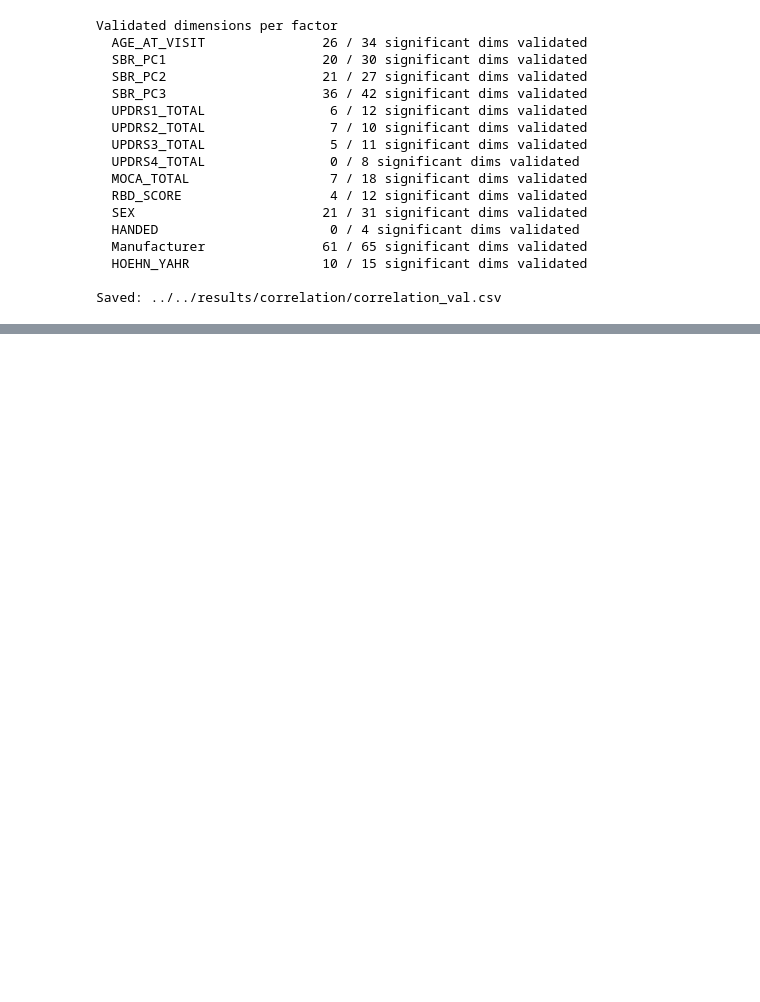
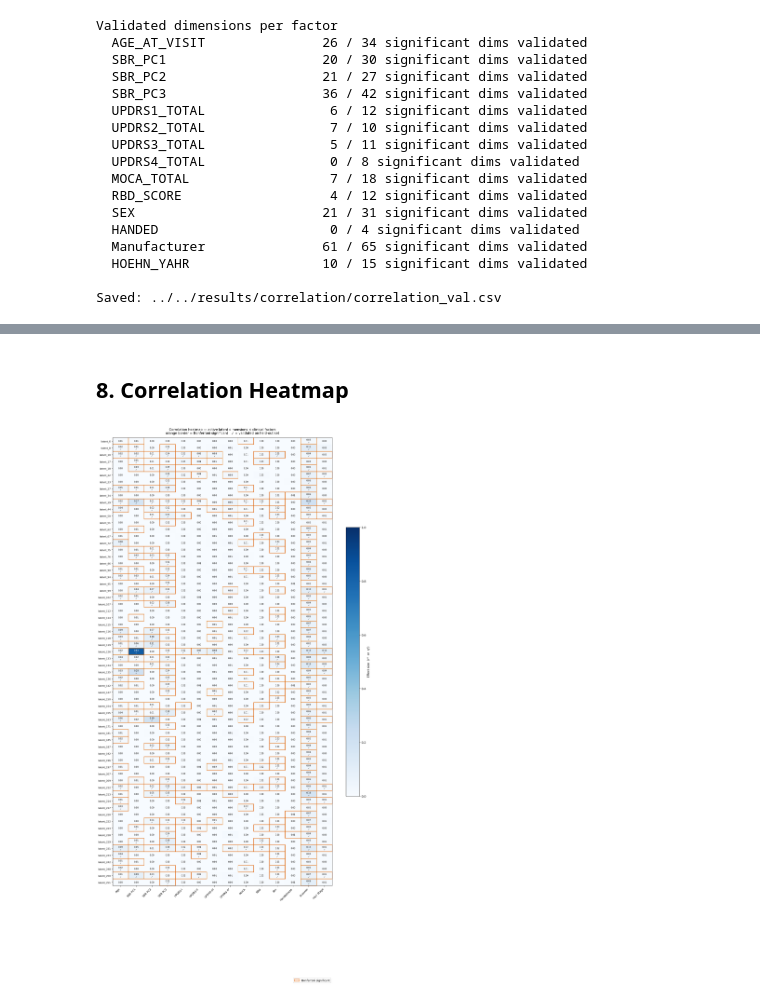
Before and after one commit to natnael-g1193/Unsupervised-Parkisnson-Imaging-Analysis, a Jupyter notebook: notebooks/pipeline/5_1_correlation_analysis.ipynb, the cells around one changed output, grey strips where cells are left out. Drawn from its saved outputs; the diff is of its cells as text; code cells hidden in the pictures; blank space fills up the shorter version.

Commit message:
feat: ANCOVA applied for the comparision of the Scanners effect and the Biological effect, Heatmap and Scatter plot visualizations, and the sumary of the results

```diff
--- a/notebooks/pipeline/5_1_correlation_analysis.ipynb
+++ b/notebooks/pipeline/5_1_correlation_analysis.ipynb
@@ -334,0 +442,80 @@ Saved: ../../results/correlation/correlation_val.csv
+# %% [markdown]
+## 8. Correlation Heatmap
+# %%
+# Only show dimensions significant for at least one factor
+sig_any = df_results[[f'{f}_sig' for f in ALL_FACTORS
+                       if f'{f}_sig' in df_results.columns]].any(axis=1)
+df_sig  = df_results[sig_any].copy()
+
+if len(df_sig) == 0:
+    print("No significant dimensions found — check Bonferroni threshold.")
+else:
+    # Build effect size matrix
+    factor_labels = {
+        'AGE_AT_VISIT': 'Age', 'SBR_PC1': 'SBR PC1', 'SBR_PC2': 'SBR PC2',
+        'SBR_PC3': 'SBR PC3', 'UPDRS1_TOTAL': 'UPDRS-I', 'UPDRS2_TOTAL': 'UPDRS-II',
+        'UPDRS3_TOTAL': 'UPDRS-III', 'UPDRS4_TOTAL': 'UPDRS-IV',
+        'MOCA_TOTAL': 'MoCA', 'RBD_SCORE': 'RBD',
+        'SEX': 'Sex', 'HANDED': 'Handedness',
+        'Manufacturer': 'Scanner', 'HOEHN_YAHR': 'H&Y Stage'
+    }
+
+    dims_to_show = df_sig['dimension'].tolist()
+    factors_available = [f for f in ALL_FACTORS
+                         if f'{f}_sig' in df_results.columns]
+
+    effect_matrix = np.zeros((len(dims_to_show), len(factors_available)))
+    sig_matrix    = np.zeros((len(dims_to_show), len(factors_available)), dtype=bool)
+    val_matrix    = np.zeros((len(dims_to_show), len(factors_available)), dtype=bool)
+
+    for i, dim in enumerate(dims_to_show):
+        t_row = df_results[df_results['dimension'] == dim].iloc[0]
+        v_row = df_validated[df_validated['dimension'] == dim].iloc[0]
+        for j, factor in enumerate(factors_available):
+            if factor in CONTINUOUS_FACTORS:
+                effect_matrix[i, j] = t_row.get(f'{factor}_r2', 0) or 0
+            else:
+                effect_matrix[i, j] = t_row.get(f'{factor}_eta2', 0) or 0
+            sig_matrix[i, j] = bool(t_row.get(f'{factor}_sig', False))
+            val_matrix[i, j] = bool(v_row.get(f'{factor}_validated', False))
+
+    fig, ax = plt.subplots(figsize=(14, max(6, len(dims_to_show) * 0.4)))
+    im = ax.imshow(effect_matrix, cmap='Blues', vmin=0, vmax=1, aspect='auto')
+
+    xlabels = [factor_labels.get(f, f) for f in factors_available]
+    ax.set_xticks(range(len(factors_available)))
+    ax.set_xticklabels(xlabels, rotation=45, ha='right', fontsize=9)
+    ax.set_yticks(range(len(dims_to_show)))
+    ax.set_yticklabels(dims_to_show, fontsize=8)
+    ax.set_title(
+        'Correlation heatmap — active latent dimensions × clinical factors\n'
+        'orange border = Bonferroni significant   ✓ = validated on held-out set',
+        fontsize=11, pad=12
+    )
+
+    for i in range(len(dims_to_show)):
+        for j in range(len(factors_available)):
+            v = effect_matrix[i, j]
+            if sig_matrix[i, j]:
+                ax.add_patch(plt.Rectangle(
+                    [j-0.5, i-0.5], 1, 1,
+                    fill=False, edgecolor='#e06c00', linewidth=1.5
+                ))
+            label = f'{v:.2f}' + ('\n✓' if val_matrix[i, j] else '')
+            ax.text(j, i, label, ha='center', va='center',
+                    fontsize=7, color='white' if v > 0.5 else 'black')
+
+    plt.colorbar(im, ax=ax, label='Effect size  (r²  or  η²)', shrink=0.6)
+    ax.legend(
+        handles=[mpatches.Patch(fill=False, edgecolor='#e06c00',
+                 linewidth=1.5, label='Bonferroni significant')],
+        loc='lower right', bbox_to_anchor=(1.0, -0.22), fontsize=9
+    )
+    plt.tight_layout()
+    path = f'{FIGURES_DIR}/correlation_heatmap.png'
+    plt.savefig(path, dpi=150, bbox_inches='tight')
+    plt.show()
+    print(f"Saved: {path}")
+    print(f"\nShowing {len(dims_to_show)} significant dimensions out of {len(active_dims)} active")
+# %% [output]
+[figure, added]
```
Also changed, not shown: parts of 8 cells of this notebook, 3 other files.
